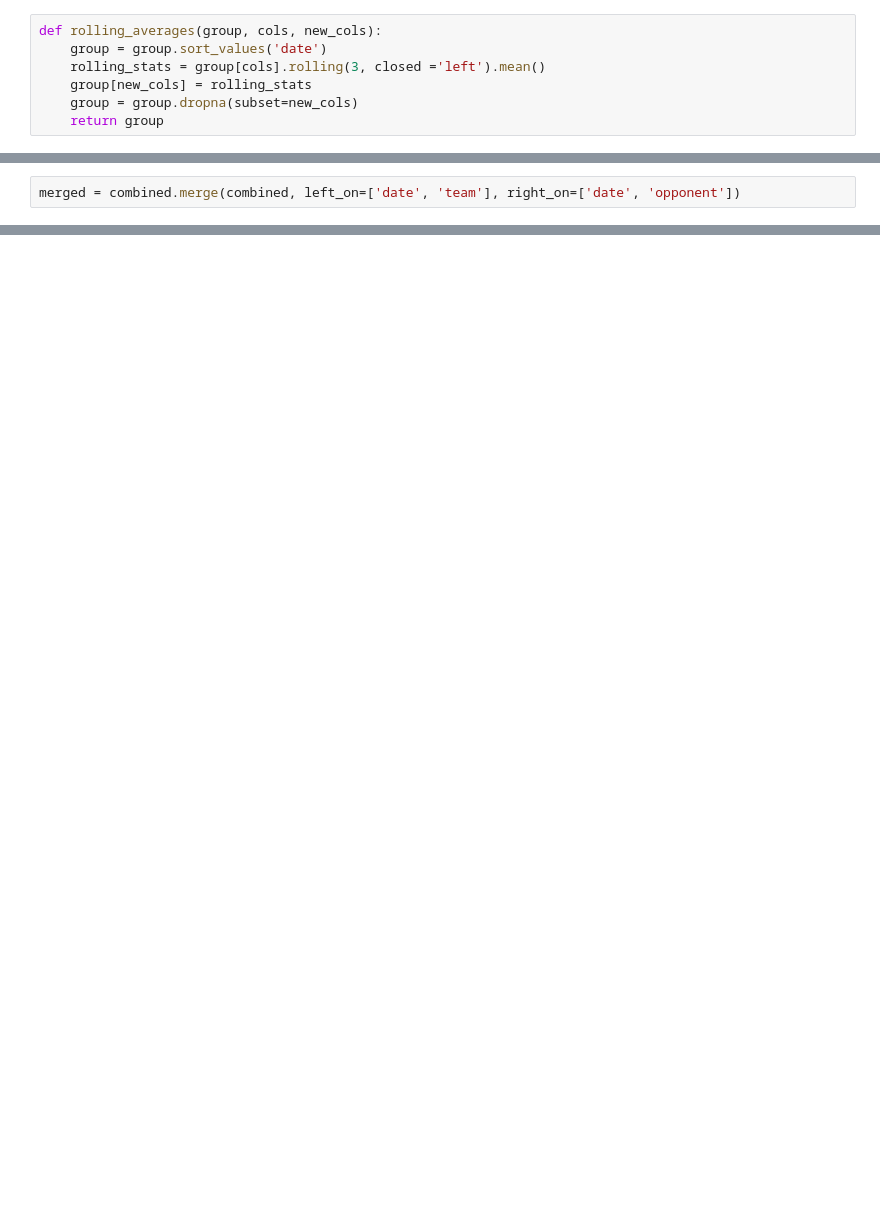
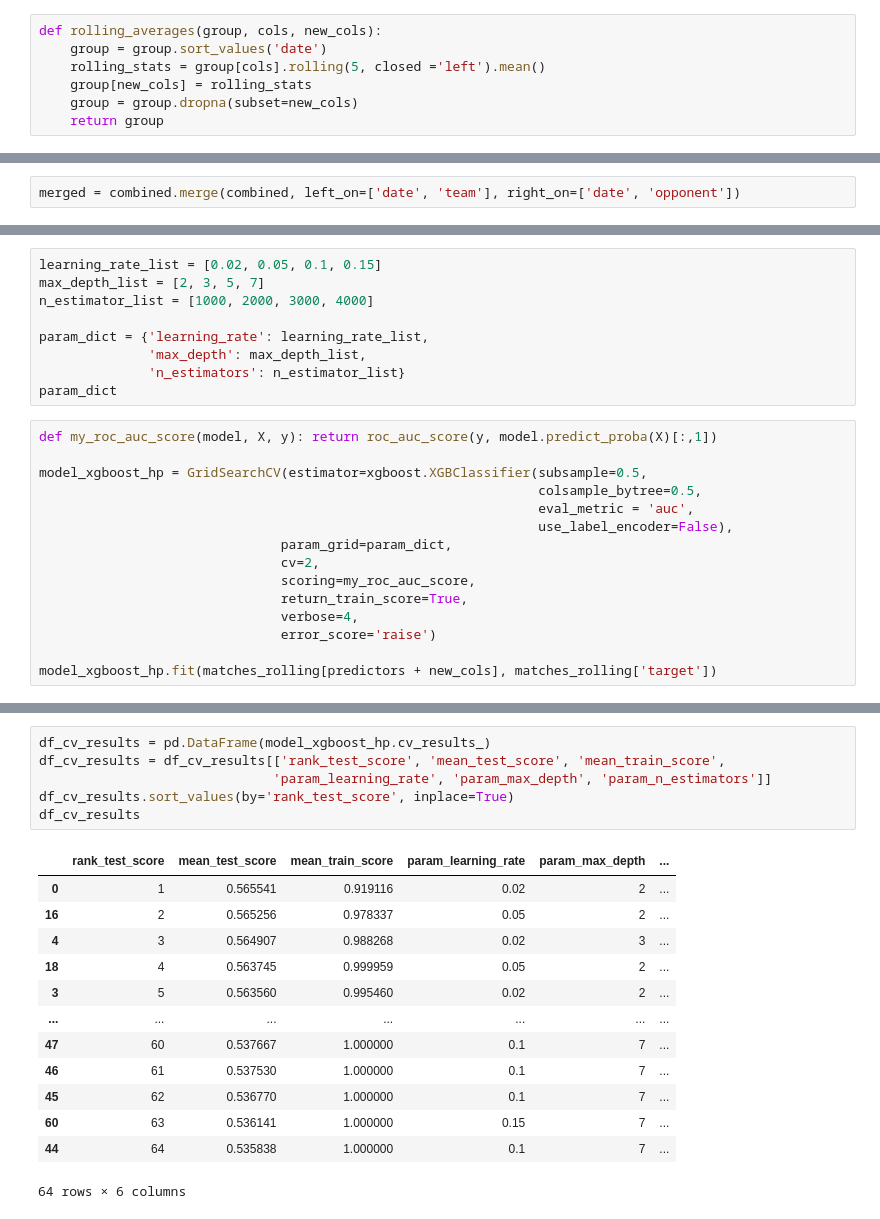
Before and after one commit to Rivow/Football-Predictions, a Jupyter notebook: matches_predictor.ipynb, the cells around one changed output, grey strips where cells are left out. Cells and saved outputs as stored; diff of their text form; blank space fills up the shorter version.

```diff
--- a/matches_predictor.ipynb
+++ b/matches_predictor.ipynb
@@ -164,7 +223,7 @@ grouped_matches = matches_no_na.groupby('team')
 # %%
 def rolling_averages(group, cols, new_cols):
     group = group.sort_values('date')
-    rolling_stats = group[cols].rolling(3, closed ='left').mean()
+    rolling_stats = group[cols].rolling(5, closed ='left').mean()
     group[new_cols] = rolling_stats
     group = group.dropna(subset=new_cols)
     return group
@@ -254,0 +286,24 @@ merged
+# %%
+learning_rate_list = [0.02, 0.05, 0.1, 0.15]
+max_depth_list = [2, 3, 5, 7]
+n_estimator_list = [1000, 2000, 3000, 4000]
+
+param_dict = {'learning_rate': learning_rate_list,
+              'max_depth': max_depth_list,
+              'n_estimators': n_estimator_list}
+param_dict
+# %%
+def my_roc_auc_score(model, X, y): return roc_auc_score(y, model.predict_proba(X)[:,1])
+
+model_xgboost_hp = GridSearchCV(estimator=xgboost.XGBClassifier(subsample=0.5,
+                                                                colsample_bytree=0.5,
+                                                                eval_metric = 'auc',
+                                                                use_label_encoder=False),
+                               param_grid=param_dict,
+                               cv=2,
+                               scoring=my_roc_auc_score,
+                               return_train_score=True,
+                               verbose=4,
+                               error_score='raise')
+
+model_xgboost_hp.fit(matches_rolling[predictors + new_cols], matches_rolling['target'])
@@ -254,0 +345,20 @@ merged
+# %%
+df_cv_results = pd.DataFrame(model_xgboost_hp.cv_results_)
+df_cv_results = df_cv_results[['rank_test_score', 'mean_test_score', 'mean_train_score',
+                              'param_learning_rate', 'param_max_depth', 'param_n_estimators']]
+df_cv_results.sort_values(by='rank_test_score', inplace=True)
+df_cv_results
+# %% [output]
+|  | rank_test_score | mean_test_score | mean_train_score | param_learning_rate | param_max_depth | ... |
+| 0 | 1 | 0.565541 | 0.919116 | 0.02 | 2 | ... |
+| 16 | 2 | 0.565256 | 0.978337 | 0.05 | 2 | ... |
+| 4 | 3 | 0.564907 | 0.988268 | 0.02 | 3 | ... |
+| 18 | 4 | 0.563745 | 0.999959 | 0.05 | 2 | ... |
+| 3 | 5 | 0.563560 | 0.995460 | 0.02 | 2 | ... |
+| ... | ... | ... | ... | ... | ... | ... |
+| 47 | 60 | 0.537667 | 1.000000 | 0.1 | 7 | ... |
+| 46 | 61 | 0.537530 | 1.000000 | 0.1 | 7 | ... |
+| 45 | 62 | 0.536770 | 1.000000 | 0.1 | 7 | ... |
+| 60 | 63 | 0.536141 | 1.000000 | 0.15 | 7 | ... |
+| 44 | 64 | 0.535838 | 1.000000 | 0.1 | 7 | ... |
+64 rows × 6 columns
```
Also changed, not shown: parts of 27 cells of this notebook, 1 other file.
